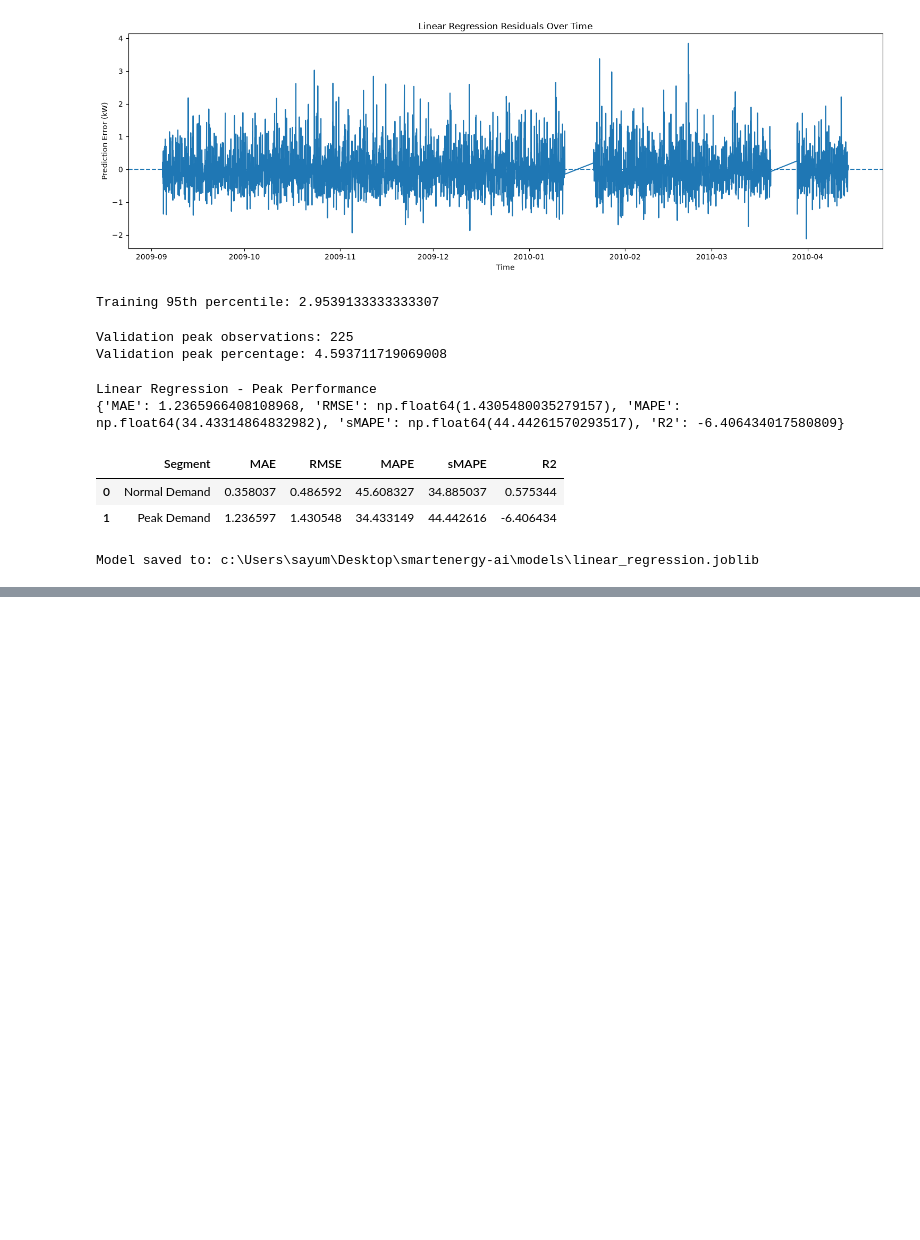
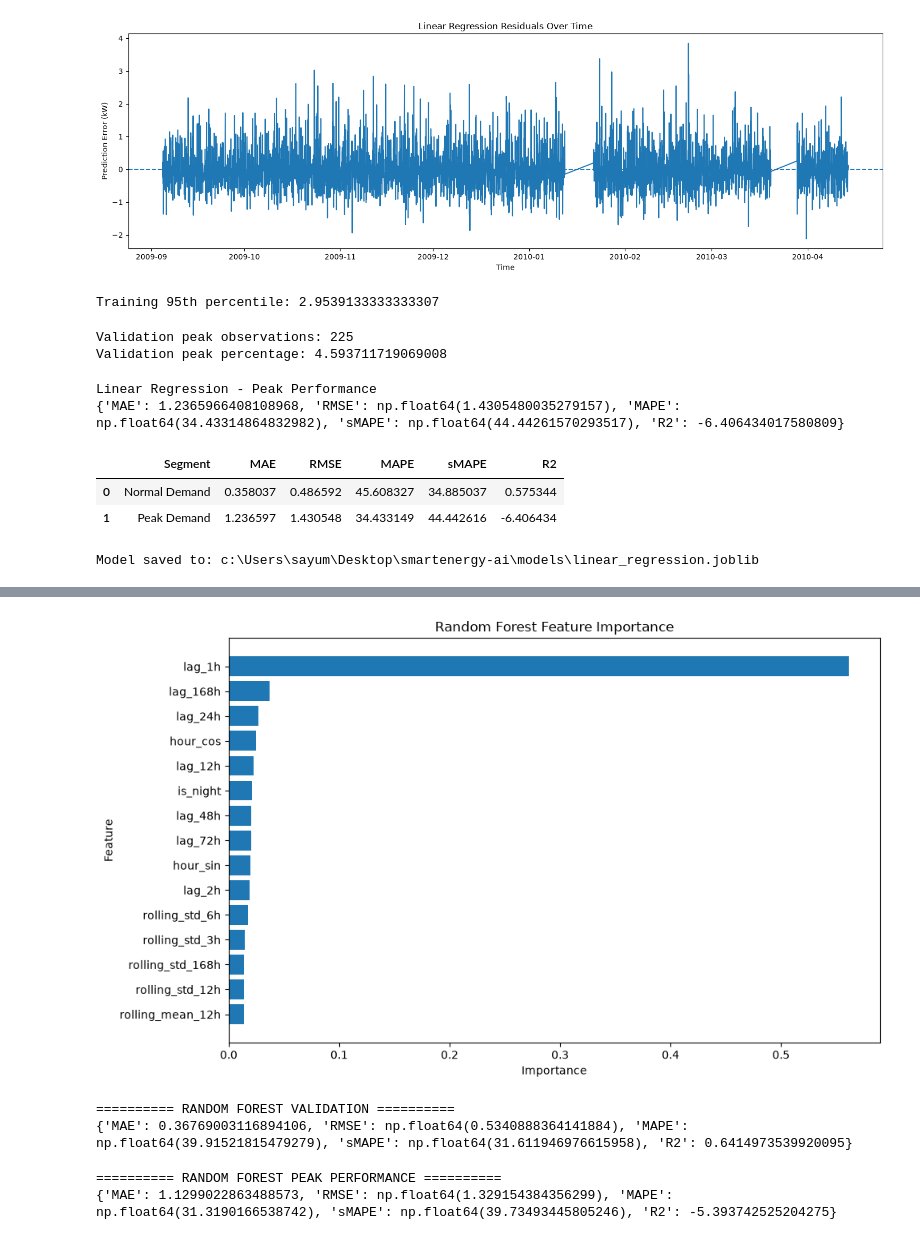
Before and after one commit to Dumi96/ML-Based-Electricity-Demand-Forecasting-Consumption-Anomaly-Detection-for-Smart-Homes, a Jupyter notebook: notebooks/01_data_ingestion_and_quality.ipynb, the cells around one changed output, grey strips where cells are left out. Drawn from its saved outputs; the diff is of its cells as text; code cells hidden in the pictures; blank space fills up the shorter version.

Commit message:
feat: add random forest demand forecasting model

```diff
--- a/notebooks/01_data_ingestion_and_quality.ipynb
+++ b/notebooks/01_data_ingestion_and_quality.ipynb
@@ -3009,0 +3024,7 @@ Model saved to: c:\Users\sayum\Desktop\smartenergy-ai\models\linear_regression.j
+# %%
+# Train Random Forest
+
+rf_model.fit(
+    X_train,
+    y_train
+)
@@ -3009,0 +3109,16 @@ Model saved to: c:\Users\sayum\Desktop\smartenergy-ai\models\linear_regression.j
+# %%
+# Random Forest feature importance
+
+feature_importance = pd.DataFrame({
+    "feature": X_train.columns,
+    "importance": rf_model.feature_importances_
+})
+
+feature_importance = feature_importance.sort_values(
+    by="importance",
+    ascending=False
+)
+
+display(
+    feature_importance.head(15)
+)
@@ -3009,0 +3142,34 @@ Model saved to: c:\Users\sayum\Desktop\smartenergy-ai\models\linear_regression.j
+# %%
+# Create the feature-importance chart
+import matplotlib.pyplot as plt
+
+top_features = feature_importance.head(15)
+
+plt.figure(figsize=(10, 6))
+
+plt.barh(
+    top_features["feature"][::-1],
+    top_features["importance"][::-1]
+)
+
+plt.xlabel("Importance")
+plt.ylabel("Feature")
+plt.title("Random Forest Feature Importance")
+
+plt.tight_layout()
+plt.show()
+# %% [output]
+[figure, added]
+# %%
+# Check Random Forest performance
+print("========== RANDOM FOREST VALIDATION ==========")
+print(rf_val_metrics)
+# %% [output]
+========== RANDOM FOREST VALIDATION ==========
+{'MAE': 0.36769003116894106, 'RMSE': np.float64(0.5340888364141884), 'MAPE': np.float64(39.91521815479279), 'sMAPE': np.float64(31.611946976615958), 'R2': 0.6414973539920095}
+# %%
+print("========== RANDOM FOREST PEAK PERFORMANCE ==========")
+print(rf_peak_metrics)
+# %% [output]
+========== RANDOM FOREST PEAK PERFORMANCE ==========
+{'MAE': 1.1299022863488573, 'RMSE': np.float64(1.329154384356299), 'MAPE': np.float64(31.3190166538742), 'sMAPE': np.float64(39.73493445805246), 'R2': -5.393742525204275}
```
Also changed, not shown: parts of 14 cells of this notebook, 2 other files.
